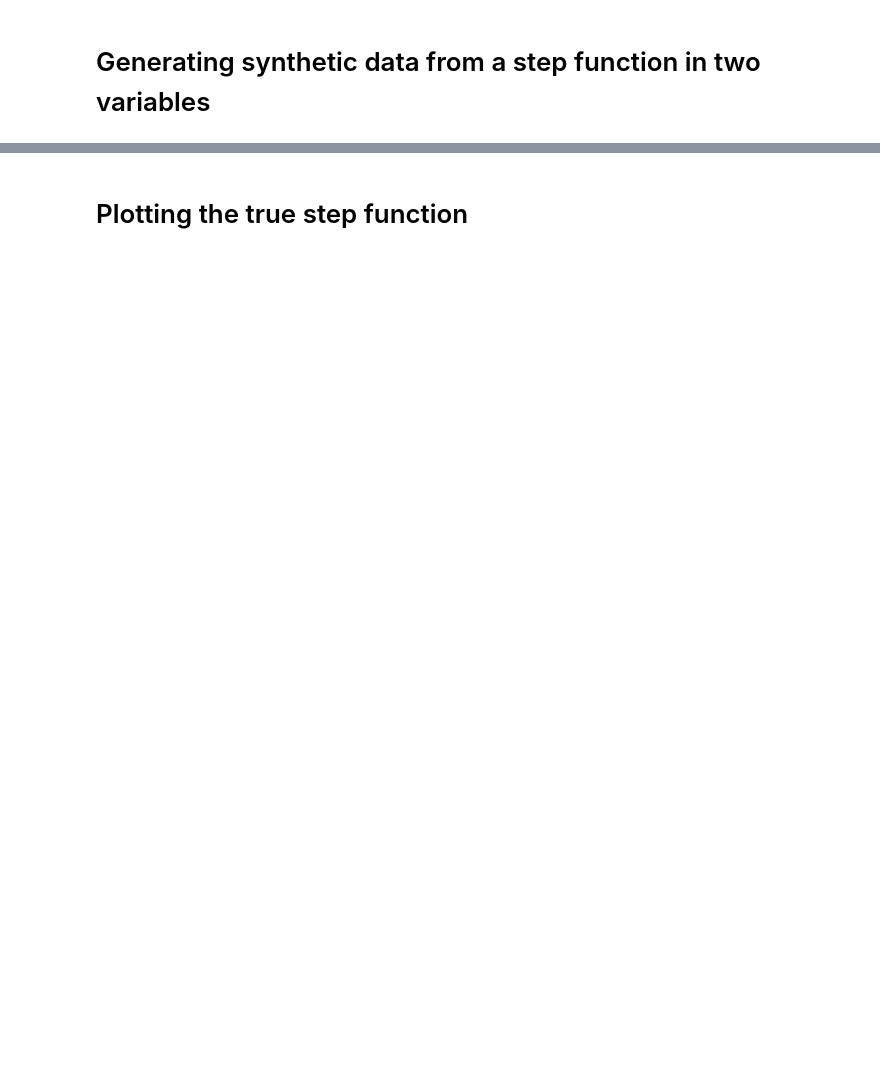
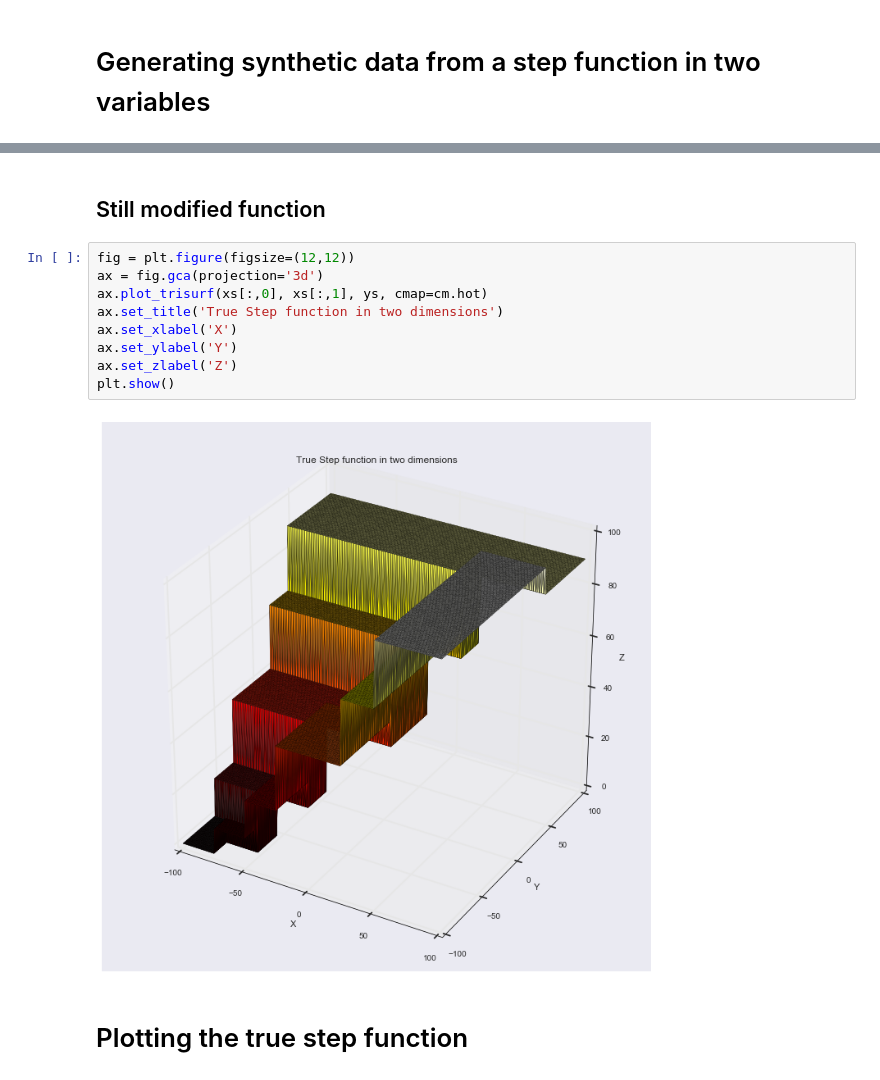
Before and after one commit to franciscojavierarceo/Python, a Jupyter notebook: Step Functions.ipynb, the cells around one changed output, grey strips where cells are left out. Cells and saved outputs as stored; diff of their text form; blank space fills up the shorter version.

```diff
--- a/Step Functions.ipynb
+++ b/Step Functions.ipynb
@@ -36,3 +60,16 @@ for c, o in zip(clist, olist):
+# %% [markdown]
+## Still modified function
+# %%
+fig = plt.figure(figsize=(12,12))
+ax = fig.gca(projection='3d')
+ax.plot_trisurf(xs[:,0], xs[:,1], ys, cmap=cm.hot)
+ax.set_title('True Step function in two dimensions')
+ax.set_xlabel('X')
+ax.set_ylabel('Y')
+ax.set_zlabel('Z')
+plt.show()
+# %% [output]
+[figure, added]
 # %% [markdown]
 # Plotting the true step function
 # %%
```
Also changed, not shown: parts of 36 cells of this notebook.
